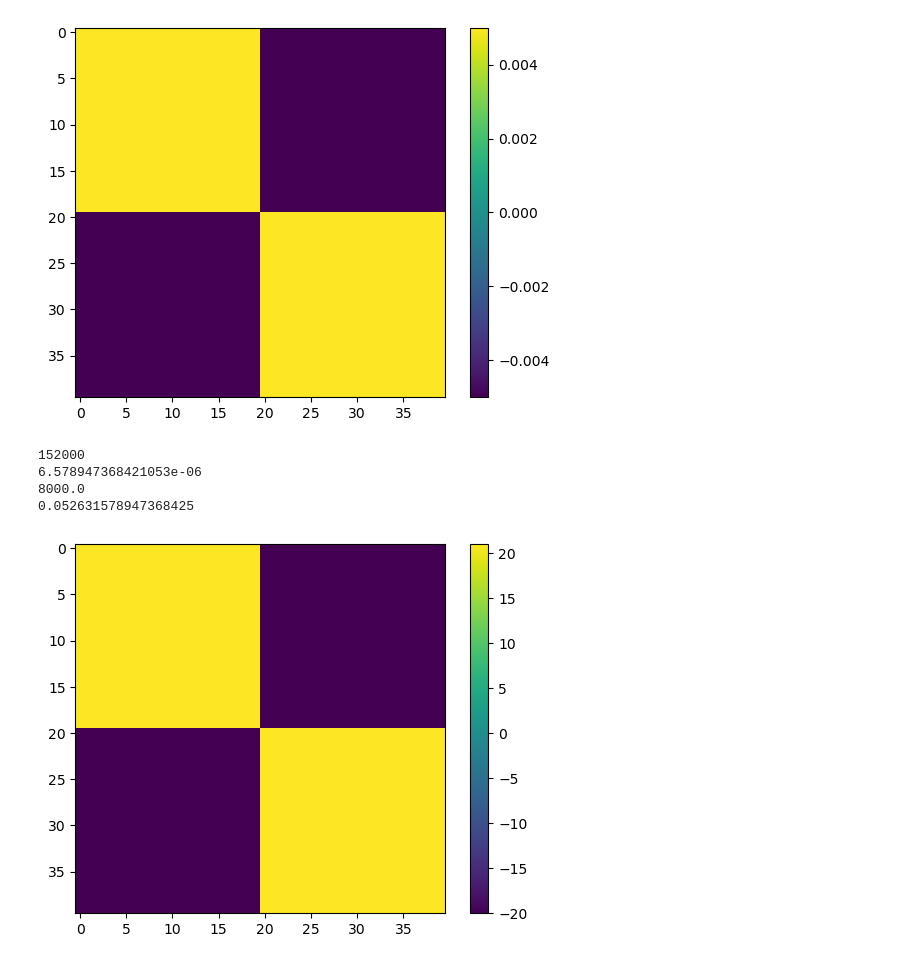
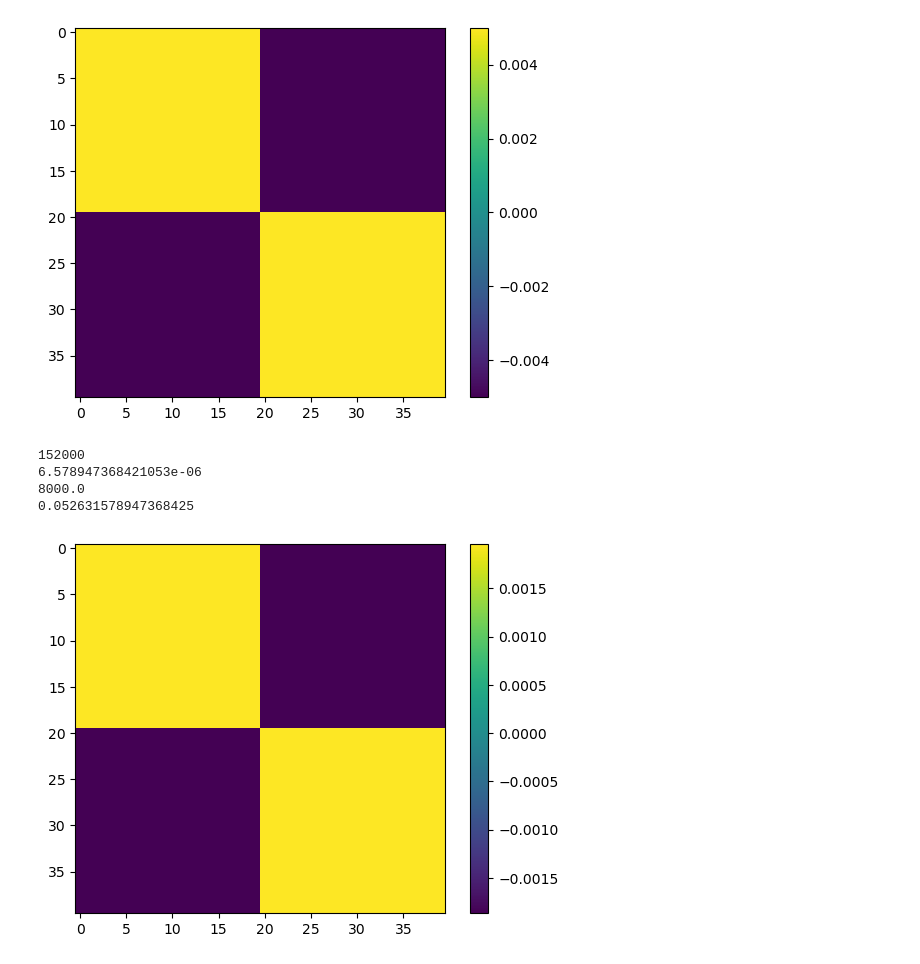
Before and after one commit to andreibuciulea/fair_GL, a Jupyter notebook: synth_sim_neurips.ipynb, the cells around one changed output. Saved outputs shown, nothing was run; the diff lists cells and outputs as text; code cells hidden in the pictures.

```diff
--- a/synth_sim_neurips.ipynb
+++ b/synth_sim_neurips.ipynb
@@ -17,7 +17,7 @@ G = exp_params['G']
 N = exp_params['N']
 N = N + N%2
 num_trials = exp_params['num_trials']
-num_trials = 1
+#num_trials = 2
 params = {key:exp_params[key] for key in ['beta','lamb','eta','verbose']}
 # --------------------------------
 
@@ -25,7 +25,7 @@ params = {key:exp_params[key] for key in ['beta','lamb','eta','verbose']}
 # --------------------------------
 # Experiment settings
 verbose = True
-num_range = 1 #7
+num_range = 7
 
 inratio_range = np.linspace(0,1,num_range+2)[1:-1]
 # --------------------------------
@@ -241,31 +241,33 @@ plt.colorbar()
 # %%
 G,N = Z.shape
 B = np.zeros((N,N))
 Theta = np.eye(N)
 for g in range(G):
     for h in range(G):
         if h != g:
             zg = Z[g,:]==1
             zh = Z[h,:]==1
+            zg = 1*zg.reshape((N,1))
+            zh = 1*zh.reshape((N,1))
             Ng = np.sum(zg)
             Nh = np.sum(zh)
             cg = Ng**2-Ng
             cgh = Ng*Nh
-            Cgh = cgh*np.outer(zg,zg.T) - cg*np.outer(zh,zg.T)
-            B += 1/(cg*cgh)*np.trace(Theta@Cgh)*Cgh.T
+            Cgh = cgh*(zg*zg.T) - cg*(zh*zg.T)
+            B += 1/((cg*cgh)**2)*np.trace(Theta@Cgh)*Cgh.T
 plt.imshow(B)
 plt.colorbar()
 
 print(cg*cgh)
 print(1/(cg*cgh))
 print(np.trace(Theta@Cgh))
 print(1/(cg*cgh)*np.trace(Theta@Cgh))
 # %% [output]
 152000
 6.578947368421053e-06
 8000.0
 0.052631578947368425
-[figure, old version]
+[figure, new version]
 # %%
 # Fair 2-SBM and biased 2-SBM as fairness penalty grows
 from exp_class import *
```
Also changed, not shown: parts of 2 cells of this notebook, 1 other file.
